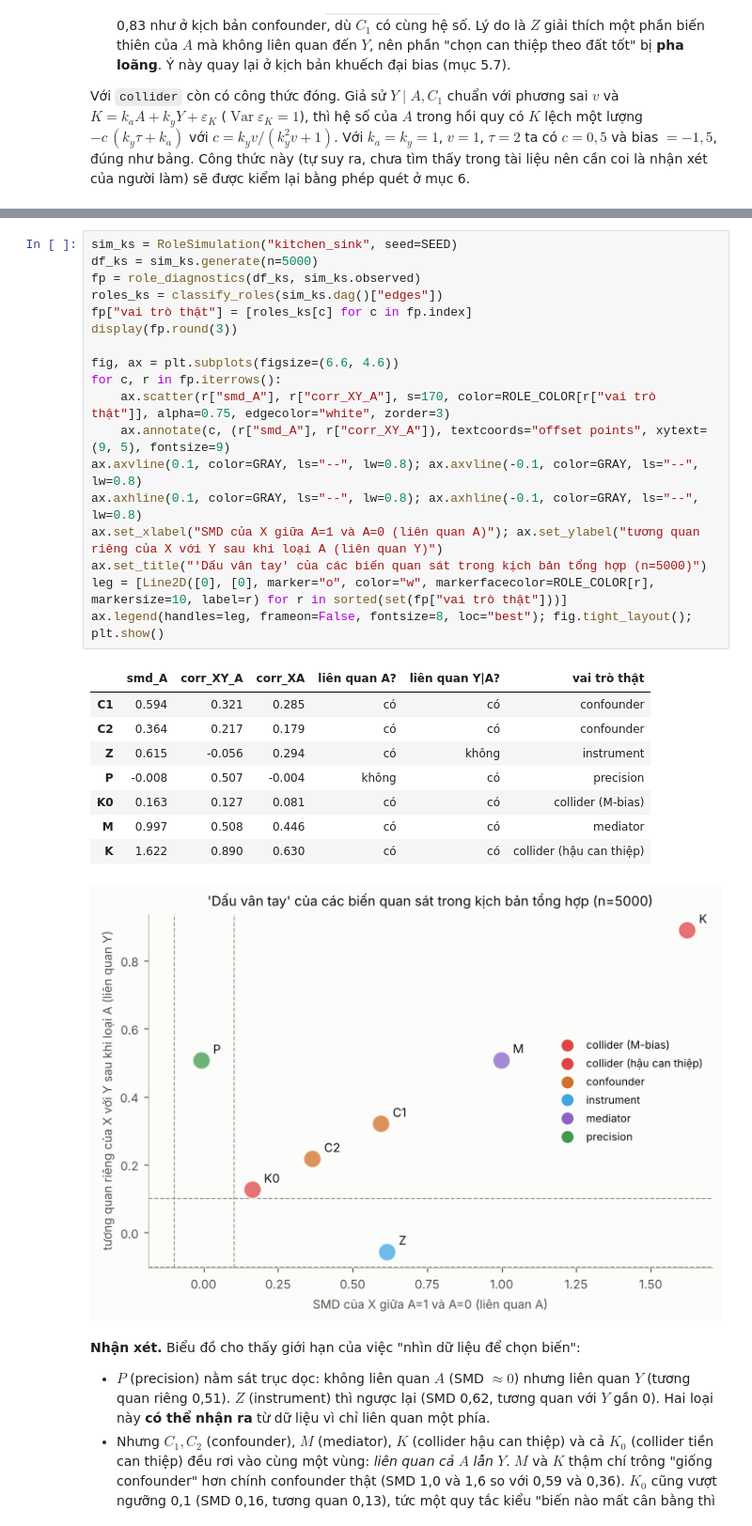
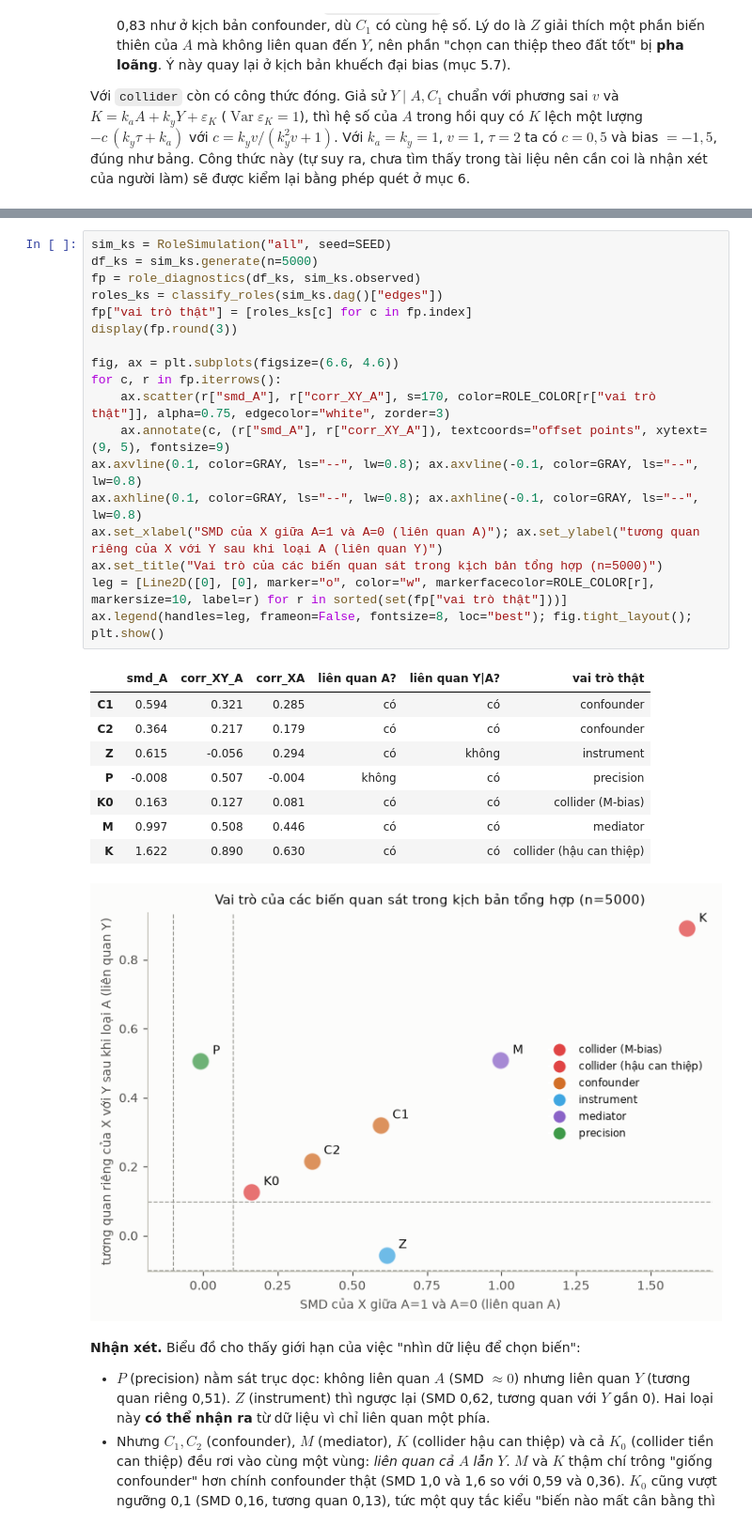
Before and after one commit to qz4ng/SEMINAR, a Jupyter notebook: scenario/role/roles_test.ipynb, the cells around one changed output, grey strips where cells are left out. Shown at 94% size. Drawn from its saved outputs; the diff is of its cells as text.

```diff
--- a/scenario/role/roles_test.ipynb
+++ b/scenario/role/roles_test.ipynb
@@ -311,31 +240,31 @@ Một cách làm phổ biến trong thực hành là quan sát tương quan: *bi
 # %%
-sim_ks = RoleSimulation("kitchen_sink", seed=SEED)
+sim_ks = RoleSimulation("all", seed=SEED)
 df_ks = sim_ks.generate(n=5000)
 fp = role_diagnostics(df_ks, sim_ks.observed)
 roles_ks = classify_roles(sim_ks.dag()["edges"])
 fp["vai trò thật"] = [roles_ks[c] for c in fp.index]
 display(fp.round(3))
 
 fig, ax = plt.subplots(figsize=(6.6, 4.6))
 for c, r in fp.iterrows():
     ax.scatter(r["smd_A"], r["corr_XY_A"], s=170, color=ROLE_COLOR[r["vai trò thật"]], alpha=0.75, edgecolor="white", zorder=3)
     ax.annotate(c, (r["smd_A"], r["corr_XY_A"]), textcoords="offset points", xytext=(9, 5), fontsize=9)
 ax.axvline(0.1, color=GRAY, ls="--", lw=0.8); ax.axvline(-0.1, color=GRAY, ls="--", lw=0.8)
 ax.axhline(0.1, color=GRAY, ls="--", lw=0.8); ax.axhline(-0.1, color=GRAY, ls="--", lw=0.8)
 ax.set_xlabel("SMD của X giữa A=1 và A=0 (liên quan A)"); ax.set_ylabel("tương quan riêng của X với Y sau khi loại A (liên quan Y)")
-ax.set_title("'Dấu vân tay' của các biến quan sát trong kịch bản tổng hợp (n=5000)")
+ax.set_title("Vai trò của các biến quan sát trong kịch bản tổng hợp (n=5000)")
 leg = [Line2D([0], [0], marker="o", color="w", markerfacecolor=ROLE_COLOR[r], markersize=10, label=r) for r in sorted(set(fp["vai trò thật"]))]
 ax.legend(handles=leg, frameon=False, fontsize=8, loc="best"); fig.tight_layout(); plt.show()
 # %% [output]
 |  | smd_A | corr_XY_A | corr_XA | liên quan A? | liên quan Y|A? | vai trò thật |
 | C1 | 0.594 | 0.321 | 0.285 | có | có | confounder |
 | C2 | 0.364 | 0.217 | 0.179 | có | có | confounder |
 | Z | 0.615 | -0.056 | 0.294 | có | không | instrument |
 | P | -0.008 | 0.507 | -0.004 | không | có | precision |
 | K0 | 0.163 | 0.127 | 0.081 | có | có | collider (M-bias) |
 | M | 0.997 | 0.508 | 0.446 | có | có | mediator |
 | K | 1.622 | 0.890 | 0.630 | có | có | collider (hậu can thiệp) |
-[figure, old version]
+[figure, new version]
 # %% [markdown]
 **Nhận xét.** Biểu đồ cho thấy giới hạn của việc "nhìn dữ liệu để chọn biến":
 
```
Also changed, not shown: parts of 39 cells of this notebook.
